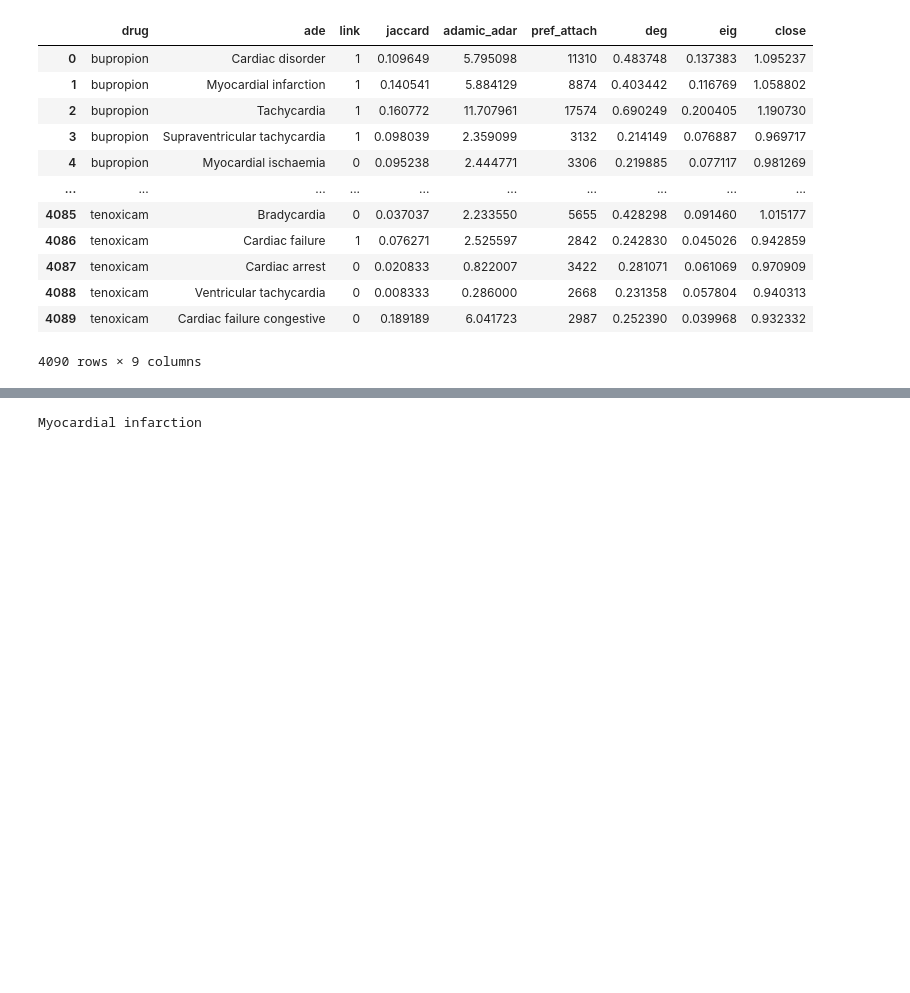
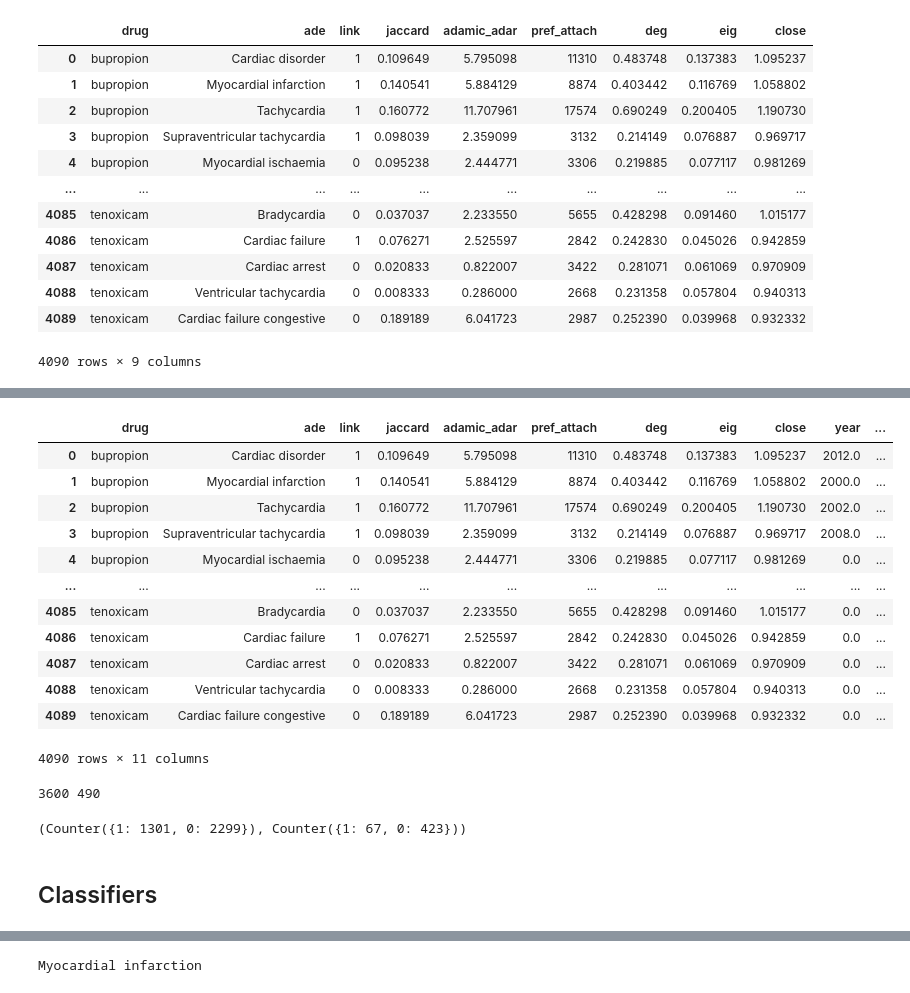
Before and after one commit to natalie-w/predicting-adverse-effects-of-drugs, a Jupyter notebook: calculating_metrics_and_prediction_model.ipynb, the cells around one changed output, grey strips where cells are left out. Cells and saved outputs as stored; diff of their text form; code cells hidden in the pictures; blank space fills up the shorter version.

```diff
--- a/calculating_metrics_and_prediction_model.ipynb
+++ b/calculating_metrics_and_prediction_model.ipynb
@@ -210,0 +176,30 @@ Counter({1: 194})
+# %%
+cd = clf_df.groupby("drug", as_index=False).agg({"year": list})
+# %%
+oldest = {}
+
+for i in range(len(cd)):
+    li = cd.iloc[i]['year']
+    name = cd.iloc[i]['drug']
+    X = [i for i in li if i != 0] + [2022]
+
+
+    oldest[name] = min(X)
+
+clf_df['first_mention'] = [oldest[drug] for drug in clf_df.drug]
+# %%
+clf_df
+# %% [output]
+|  | drug | ade | link | jaccard | adamic_adar | pref_attach | deg | eig | close | year | ... |
+| 0 | bupropion | Cardiac disorder | 1 | 0.109649 | 5.795098 | 11310 | 0.483748 | 0.137383 | 1.095237 | 2012.0 | ... |
+| 1 | bupropion | Myocardial infarction | 1 | 0.140541 | 5.884129 | 8874 | 0.403442 | 0.116769 | 1.058802 | 2000.0 | ... |
+| 2 | bupropion | Tachycardia | 1 | 0.160772 | 11.707961 | 17574 | 0.690249 | 0.200405 | 1.190730 | 2002.0 | ... |
+| 3 | bupropion | Supraventricular tachycardia | 1 | 0.098039 | 2.359099 | 3132 | 0.214149 | 0.076887 | 0.969717 | 2008.0 | ... |
+| 4 | bupropion | Myocardial ischaemia | 0 | 0.095238 | 2.444771 | 3306 | 0.219885 | 0.077117 | 0.981269 | 0.0 | ... |
+| ... | ... | ... | ... | ... | ... | ... | ... | ... | ... | ... | ... |
+| 4085 | tenoxicam | Bradycardia | 0 | 0.037037 | 2.233550 | 5655 | 0.428298 | 0.091460 | 1.015177 | 0.0 | ... |
+| 4086 | tenoxicam | Cardiac failure | 1 | 0.076271 | 2.525597 | 2842 | 0.242830 | 0.045026 | 0.942859 | 0.0 | ... |
+| 4087 | tenoxicam | Cardiac arrest | 0 | 0.020833 | 0.822007 | 3422 | 0.281071 | 0.061069 | 0.970909 | 0.0 | ... |
+| 4088 | tenoxicam | Ventricular tachycardia | 0 | 0.008333 | 0.286000 | 2668 | 0.231358 | 0.057804 | 0.940313 | 0.0 | ... |
+| 4089 | tenoxicam | Cardiac failure congestive | 0 | 0.189189 | 6.041723 | 2987 | 0.252390 | 0.039968 | 0.932332 | 0.0 | ... |
+4090 rows × 11 columns
@@ -210,0 +212,10 @@ Counter({1: 194})
+# %%
+print(len(train_X), len(test_X))
+# %% [output]
+3600 490
+# %%
+Counter(train_y), Counter(test_y)
+# %% [output]
+(Counter({1: 1301, 0: 2299}), Counter({1: 67, 0: 423}))
+# %% [markdown]
+## Classifiers
```
Also changed, not shown: parts of 26 cells of this notebook.
